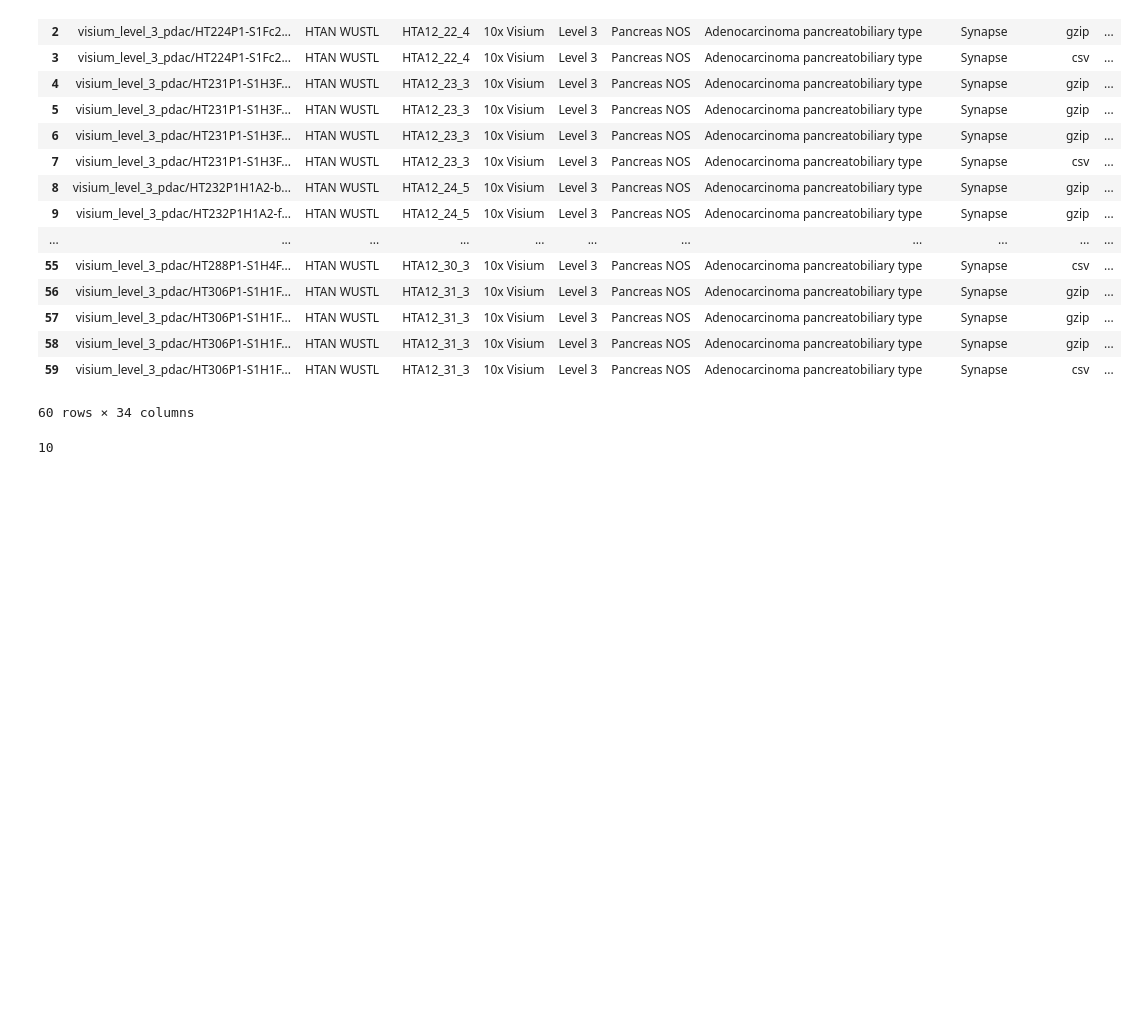
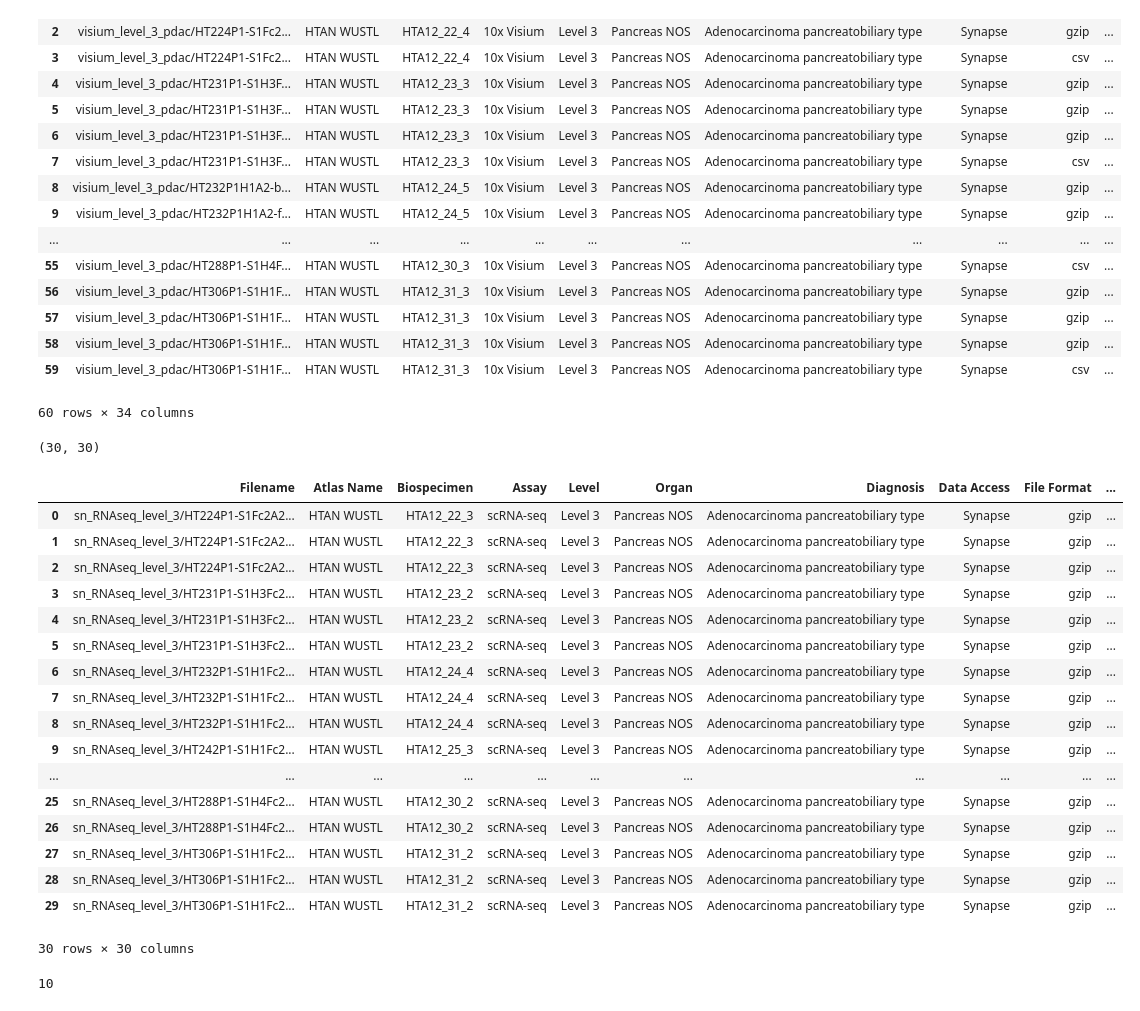
Before and after one commit to NCI-HTAN-Jamborees/Immune-infiltration, a Jupyter notebook: src/combine_filenames.ipynb, the cells around one changed output. Cells and saved outputs as stored; diff of their text form; code cells hidden in the pictures; blank space fills up the shorter version.

```diff
--- a/src/combine_filenames.ipynb
+++ b/src/combine_filenames.ipynb
@@ -90,3 +151,28 @@ viable_sample_visium
+# %%
+viable_sample_RNA2.shape
+# %% [output]
+(30, 30)
+# %%
+viable_sample_RNA2
+# %% [output]
+|  | Filename | Atlas Name | Biospecimen | Assay | Level | Organ | Diagnosis | Data Access | File Format | ... |
+| 0 | sn_RNAseq_level_3/HT224P1-S1Fc2A2... | HTAN WUSTL | HTA12_22_3 | scRNA-seq | Level 3 | Pancreas NOS | Adenocarcinoma pancreatobiliary type | Synapse | gzip | ... |
+| 1 | sn_RNAseq_level_3/HT224P1-S1Fc2A2... | HTAN WUSTL | HTA12_22_3 | scRNA-seq | Level 3 | Pancreas NOS | Adenocarcinoma pancreatobiliary type | Synapse | gzip | ... |
+| 2 | sn_RNAseq_level_3/HT224P1-S1Fc2A2... | HTAN WUSTL | HTA12_22_3 | scRNA-seq | Level 3 | Pancreas NOS | Adenocarcinoma pancreatobiliary type | Synapse | gzip | ... |
+| 3 | sn_RNAseq_level_3/HT231P1-S1H3Fc2... | HTAN WUSTL | HTA12_23_2 | scRNA-seq | Level 3 | Pancreas NOS | Adenocarcinoma pancreatobiliary type | Synapse | gzip | ... |
+| 4 | sn_RNAseq_level_3/HT231P1-S1H3Fc2... | HTAN WUSTL | HTA12_23_2 | scRNA-seq | Level 3 | Pancreas NOS | Adenocarcinoma pancreatobiliary type | Synapse | gzip | ... |
+| 5 | sn_RNAseq_level_3/HT231P1-S1H3Fc2... | HTAN WUSTL | HTA12_23_2 | scRNA-seq | Level 3 | Pancreas NOS | Adenocarcinoma pancreatobiliary type | Synapse | gzip | ... |
+| 6 | sn_RNAseq_level_3/HT232P1-S1H1Fc2... | HTAN WUSTL | HTA12_24_4 | scRNA-seq | Level 3 | Pancreas NOS | Adenocarcinoma pancreatobiliary type | Synapse | gzip | ... |
+| 7 | sn_RNAseq_level_3/HT232P1-S1H1Fc2... | HTAN WUSTL | HTA12_24_4 | scRNA-seq | Level 3 | Pancreas NOS | Adenocarcinoma pancreatobiliary type | Synapse | gzip | ... |
+| 8 | sn_RNAseq_level_3/HT232P1-S1H1Fc2... | HTAN WUSTL | HTA12_24_4 | scRNA-seq | Level 3 | Pancreas NOS | Adenocarcinoma pancreatobiliary type | Synapse | gzip | ... |
+| 9 | sn_RNAseq_level_3/HT242P1-S1H1Fc2... | HTAN WUSTL | HTA12_25_3 | scRNA-seq | Level 3 | Pancreas NOS | Adenocarcinoma pancreatobiliary type | Synapse | gzip | ... |
+| ... | ... | ... | ... | ... | ... | ... | ... | ... | ... | ... |
+| 25 | sn_RNAseq_level_3/HT288P1-S1H4Fc2... | HTAN WUSTL | HTA12_30_2 | scRNA-seq | Level 3 | Pancreas NOS | Adenocarcinoma pancreatobiliary type | Synapse | gzip | ... |
+| 26 | sn_RNAseq_level_3/HT288P1-S1H4Fc2... | HTAN WUSTL | HTA12_30_2 | scRNA-seq | Level 3 | Pancreas NOS | Adenocarcinoma pancreatobiliary type | Synapse | gzip | ... |
+| 27 | sn_RNAseq_level_3/HT306P1-S1H1Fc2... | HTAN WUSTL | HTA12_31_2 | scRNA-seq | Level 3 | Pancreas NOS | Adenocarcinoma pancreatobiliary type | Synapse | gzip | ... |
+| 28 | sn_RNAseq_level_3/HT306P1-S1H1Fc2... | HTAN WUSTL | HTA12_31_2 | scRNA-seq | Level 3 | Pancreas NOS | Adenocarcinoma pancreatobiliary type | Synapse | gzip | ... |
+| 29 | sn_RNAseq_level_3/HT306P1-S1H1Fc2... | HTAN WUSTL | HTA12_31_2 | scRNA-seq | Level 3 | Pancreas NOS | Adenocarcinoma pancreatobiliary type | Synapse | gzip | ... |
+30 rows × 30 columns
 # %%
 len(matched_patient_ids)
 # %% [output]
```
Also changed, not shown: parts of 24 cells of this notebook, 2 other files.
